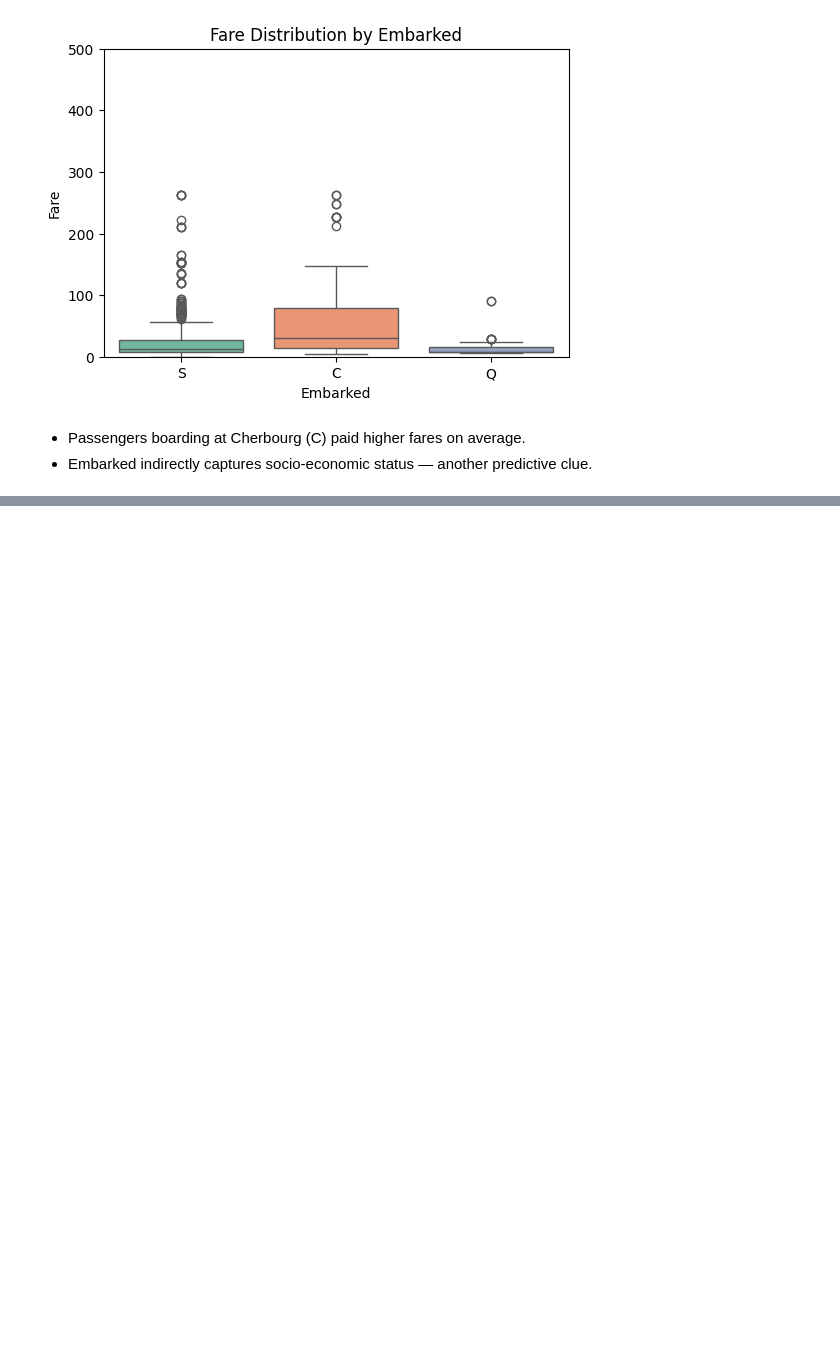
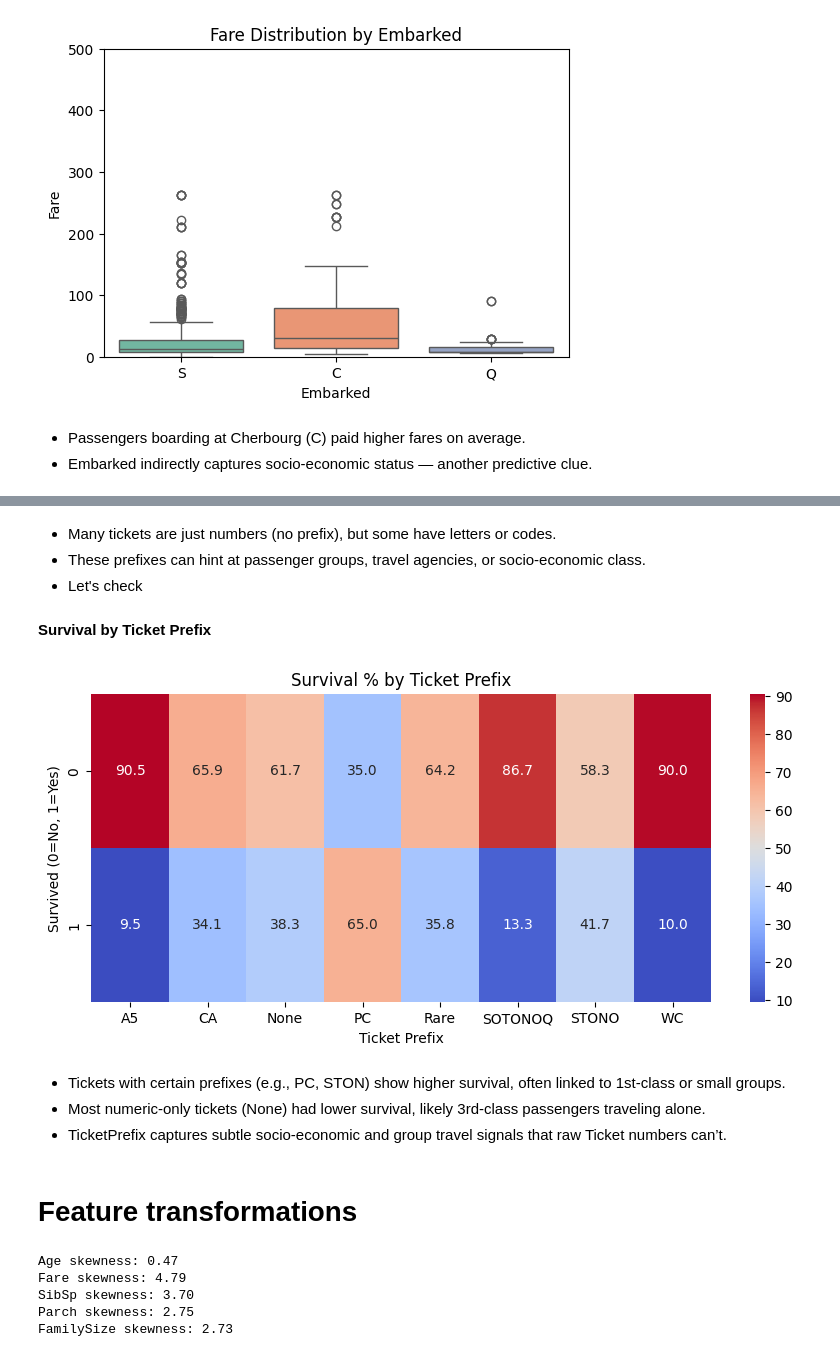
Before and after one commit to Aman-sys-ui/EDA, a Jupyter notebook: Titanic/EDA_Titanic.ipynb, the cells around one changed output, grey strips where cells are left out. Saved outputs shown, nothing was run; the diff lists cells and outputs as text; code cells hidden in the pictures; blank space fills up the shorter version.

```diff
--- a/Titanic/EDA_Titanic.ipynb
+++ b/Titanic/EDA_Titanic.ipynb
@@ -899,0 +942,12 @@ Passing `palette` without assigning `hue` is deprecated and will be removed in v
+# %%
+# Categorize FamilySize
+def family_category(size):
+    if size == 1:
+        return 'Single'
+    elif size <= 3:
+        return 'Small'
+    else:
+        return 'Large'
+# %%
+train['FamilyCategory'] = train['FamilySize'].apply(family_category)
+test['FamilyCategory'] = test['FamilySize'].apply(family_category)
@@ -899,0 +965,15 @@ Passing `palette` without assigning `hue` is deprecated and will be removed in v
+# %%
+# Function to extract ticket prefix
+def get_ticket_prefix(ticket):
+    ticket = ticket.replace('.', '').replace('/', '')
+    parts = ticket.split()
+    if len(parts) > 1:
+        # take the first part as prefix
+        return parts[0]
+    else:
+        # no prefix
+        return 'None'
+# %%
+# Apply to train and test
+train['TicketPrefix'] = train['Ticket'].apply(get_ticket_prefix)
+test['TicketPrefix'] = test['Ticket'].apply(get_ticket_prefix)
@@ -899,0 +999,43 @@ Passing `palette` without assigning `hue` is deprecated and will be removed in v
+# %% [markdown]
+- Many tickets are just numbers (no prefix), but some have letters or codes.
+- These prefixes can hint at passenger groups, travel agencies, or socio-economic class.
+- Let's check
+# %% [markdown]
+**Survival by Ticket Prefix**
+# %%
+# Group rare prefixes into 'Rare' to reduce noise
+prefix_counts = train['TicketPrefix'].value_counts()
+rare_prefixes = prefix_counts[prefix_counts < 10].index
+train['TicketPrefix'] = train['TicketPrefix'].replace(rare_prefixes, 'Rare')
+test['TicketPrefix'] = test['TicketPrefix'].replace(rare_prefixes, 'Rare')
+
+# Crosstab + heatmap for survival
+ticket_ct = pd.crosstab(train['Survived'], train['TicketPrefix'], normalize='columns') * 100
+
+plt.figure(figsize=(10,4))
+sns.heatmap(ticket_ct, annot=True, fmt=".1f", cmap="coolwarm")
+plt.title("Survival % by Ticket Prefix")
+plt.xlabel("Ticket Prefix")
+plt.ylabel("Survived (0=No, 1=Yes)")
+plt.show()
+# %% [output]
+[figure, added]
+# %% [markdown]
+- Tickets with certain prefixes (e.g., PC, STON) show higher survival, often linked to 1st-class or small groups.
+- Most numeric-only tickets (None) had lower survival, likely 3rd-class passengers traveling alone.
+- TicketPrefix captures subtle socio-economic and group travel signals that raw Ticket numbers can’t.
+# %% [markdown]
+# Feature transformations
+# %%
+# Numerical columns
+num_cols = ['Age', 'Fare', 'SibSp', 'Parch', 'FamilySize']
+
+# Check skewness
+for col in num_cols:
+    print(f"{col} skewness: {train[col].skew():.2f}")
+# %% [output]
+Age skewness: 0.47
+Fare skewness: 4.79
+SibSp skewness: 3.70
+Parch skewness: 2.75
+FamilySize skewness: 2.73
```
Also changed, not shown: parts of 18 cells of this notebook.
